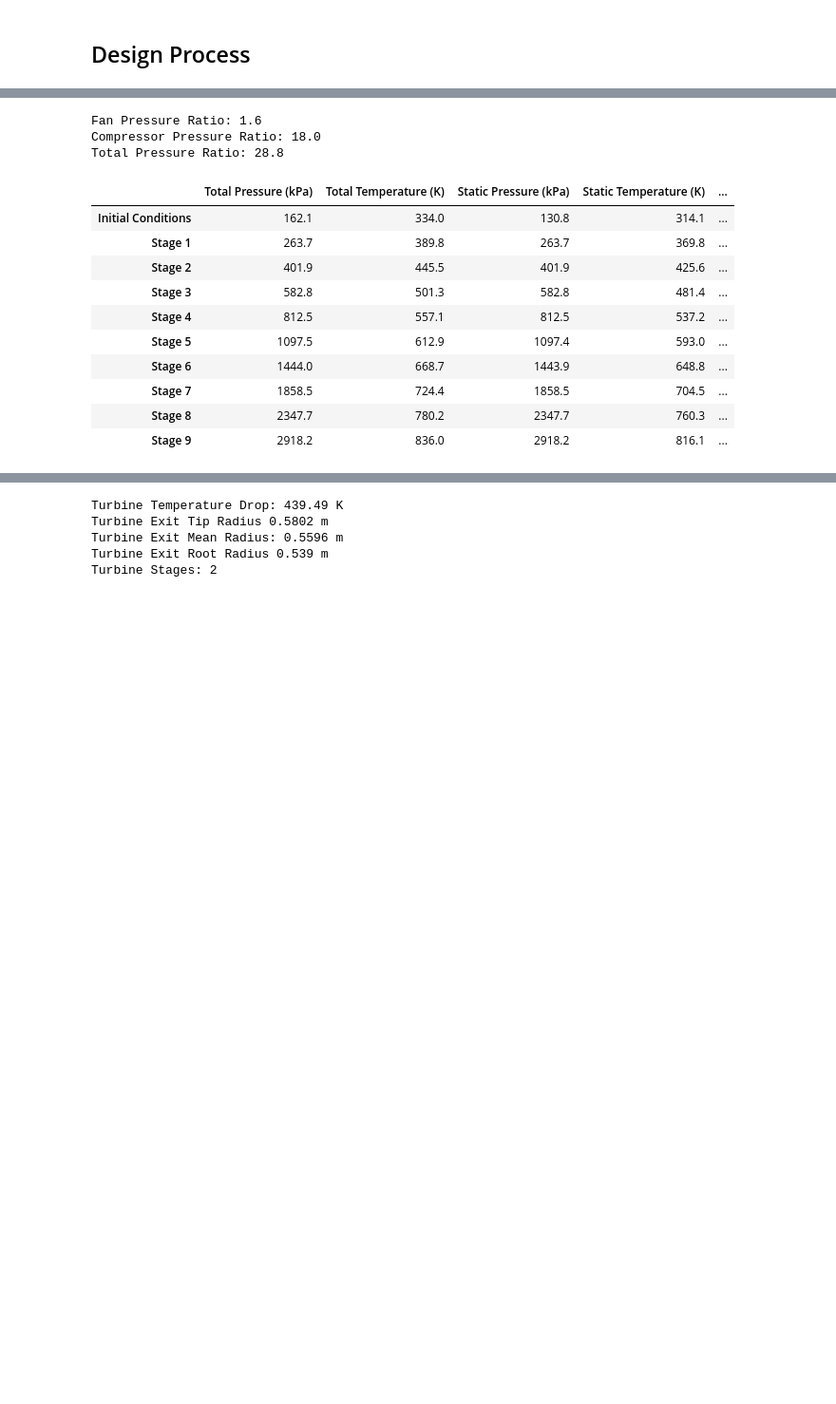
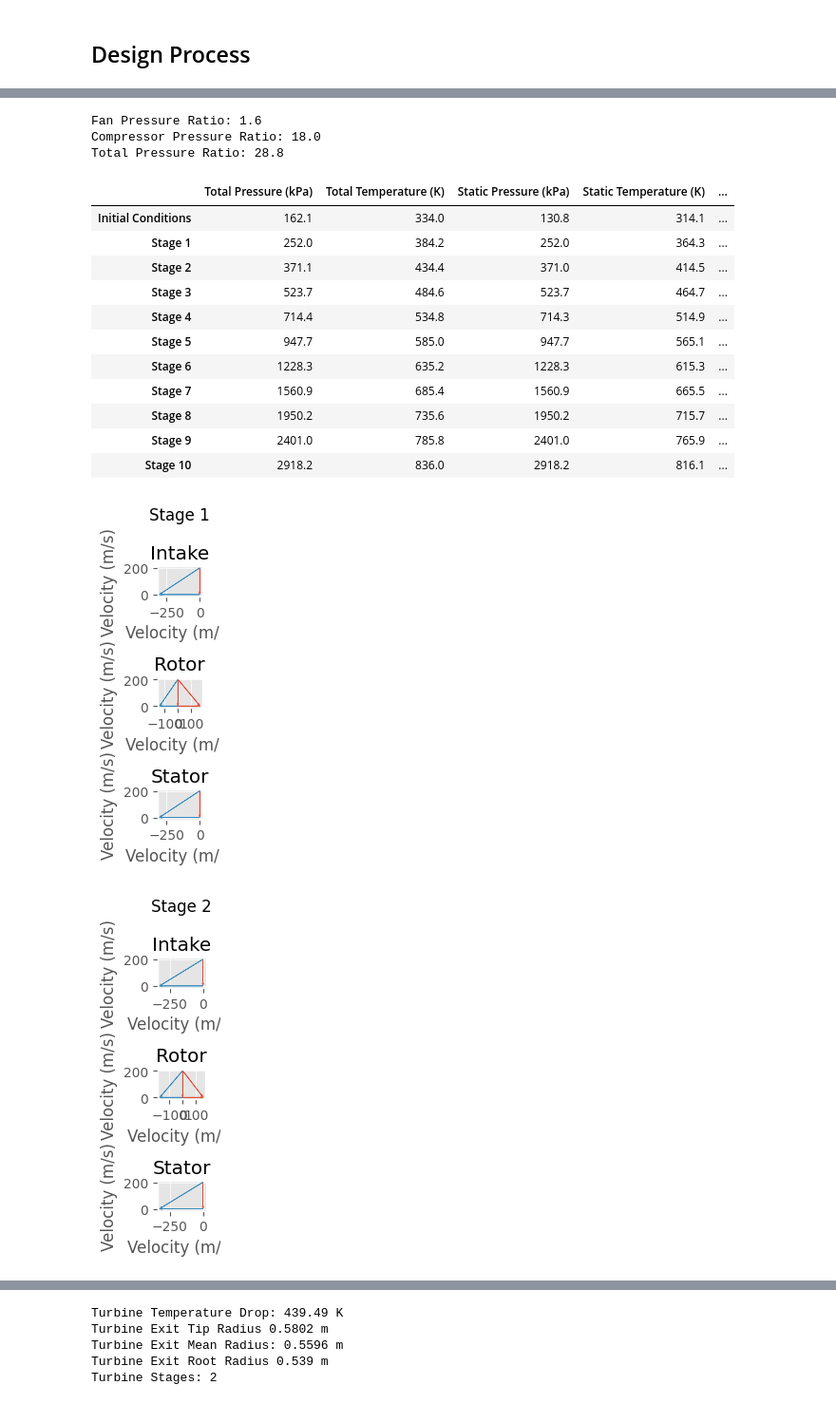
Before and after one commit to WillUoC/ABP-project-2, a Jupyter notebook: Compressor.ipynb, the cells around one changed output, grey strips where cells are left out. Shown at 95% size. Cells and saved outputs as stored; diff of their text form; code cells hidden in the pictures; blank space fills up the shorter version.

Commit message:
Added compressor velocity triangles

```diff
--- a/Compressor.ipynb
+++ b/Compressor.ipynb
@@ -3,3 +3,6 @@ import numpy as np
 import pandas as pd
 from pandas.io.formats.style import Styler
 import dataframe_image as dfi
+import matplotlib.pyplot as plt
+plt.style.use('ggplot')
+print(plt.style.available)
@@ -325,8 +400,6 @@ for i in range(num_stages):
     V_2rs = C_a/np.cos(beta_2rs)
     beta_3rs = beta_1rs
 
-
-
     alpha_1ts = 0.0
     alpha_2ts = np.arctan((cpa*delta_T_stage)/(U_ts*C_a))
     alpha_3ts = alpha_1ts
@@ -339,39 +412,47 @@ for i in range(num_stages):
 
     dehaller_rs = V_2rs/V_1rs
     dehaller_ts = V_2ts/V_1ts
 
     alpha_1rs, alpha_2rs, alpha_3rs, beta_1rs, beta_2rs, beta_3rs = np.array([alpha_1rs, alpha_2rs, alpha_3rs, beta_1rs, beta_2rs, beta_3rs]) * 180/np.pi
     alpha_1ts, alpha_2ts, alpha_3ts, beta_1ts, beta_2ts, beta_3ts = np.array([alpha_1ts, alpha_2ts, alpha_3ts, beta_1ts, beta_2ts, beta_3ts]) * 180/np.pi
 
     variable_array[i+1, :] =\
          [P_ts, T_ts, Ps, Ts, rho_s, As, r_rs, r_ts, alpha_1rs, beta_1rs, alpha_2rs, beta_2rs, alpha_3rs, beta_3rs, dehaller_rs, alpha_1ts, beta_1ts, alpha_2ts, beta_2ts, alpha_3ts, beta_3ts, dehaller_ts]
 
+    alpha_rs_list = [alpha_1rs, alpha_2rs, alpha_3rs]
+    beta_rs_list = [beta_1rs, beta_2rs, beta_3rs]
+
+    plot_stage_triangle(f'Stage {i+1}', C_a, alpha_rs_list, beta_rs_list)
+
 # print(np.real(np.round(variable_array)))
 
 print(f'Fan Pressure Ratio: {variable_array[0, 0]/P_a:.1f}')
 print(f'Compressor Pressure Ratio: {variable_array[-1, 0]/variable_array[0, 0]:.1f}')
 print(f'Total Pressure Ratio: {variable_array[-1, 0]/P_a:.1f}')
 
 variable_array_sf = variable_array.copy()
 variable_array_sf[:, 0] = variable_array_sf[:, 0]/1000
 variable_array_sf[:, 2] = variable_array_sf[:, 2]/1000
 
 df = pd.DataFrame(variable_array_sf, columns=label_array, index=index_array)
 df_styled = df.style.format(style_dict)
 display(df_styled)
 dfi.export(df_styled, 'Compressor-Table.png')
 # %% [output]
 Fan Pressure Ratio: 1.6
 Compressor Pressure Ratio: 18.0
 Total Pressure Ratio: 28.8
 |  | Total Pressure (kPa) | Total Temperature (K) | Static Pressure (kPa) | Static Temperature (K) | ... |
 | Initial Conditions | 162.1 | 334.0 | 130.8 | 314.1 | ... |
-| Stage 1 | 263.7 | 389.8 | 263.7 | 369.8 | ... |
-| Stage 2 | 401.9 | 445.5 | 401.9 | 425.6 | ... |
-| Stage 3 | 582.8 | 501.3 | 582.8 | 481.4 | ... |
-| Stage 4 | 812.5 | 557.1 | 812.5 | 537.2 | ... |
-| Stage 5 | 1097.5 | 612.9 | 1097.4 | 593.0 | ... |
-| Stage 6 | 1444.0 | 668.7 | 1443.9 | 648.8 | ... |
-| Stage 7 | 1858.5 | 724.4 | 1858.5 | 704.5 | ... |
-| Stage 8 | 2347.7 | 780.2 | 2347.7 | 760.3 | ... |
-| Stage 9 | 2918.2 | 836.0 | 2918.2 | 816.1 | ... |
+| Stage 1 | 252.0 | 384.2 | 252.0 | 364.3 | ... |
+| Stage 2 | 371.1 | 434.4 | 371.0 | 414.5 | ... |
+| Stage 3 | 523.7 | 484.6 | 523.7 | 464.7 | ... |
+| Stage 4 | 714.4 | 534.8 | 714.3 | 514.9 | ... |
+| Stage 5 | 947.7 | 585.0 | 947.7 | 565.1 | ... |
+| Stage 6 | 1228.3 | 635.2 | 1228.3 | 615.3 | ... |
+| Stage 7 | 1560.9 | 685.4 | 1560.9 | 665.5 | ... |
+| Stage 8 | 1950.2 | 735.6 | 1950.2 | 715.7 | ... |
+| Stage 9 | 2401.0 | 785.8 | 2401.0 | 765.9 | ... |
+| Stage 10 | 2918.2 | 836.0 | 2918.2 | 816.1 | ... |
+[figure, added]
+[figure, added]
```
Also changed, not shown: parts of 4 cells of this notebook, 1 other file.
